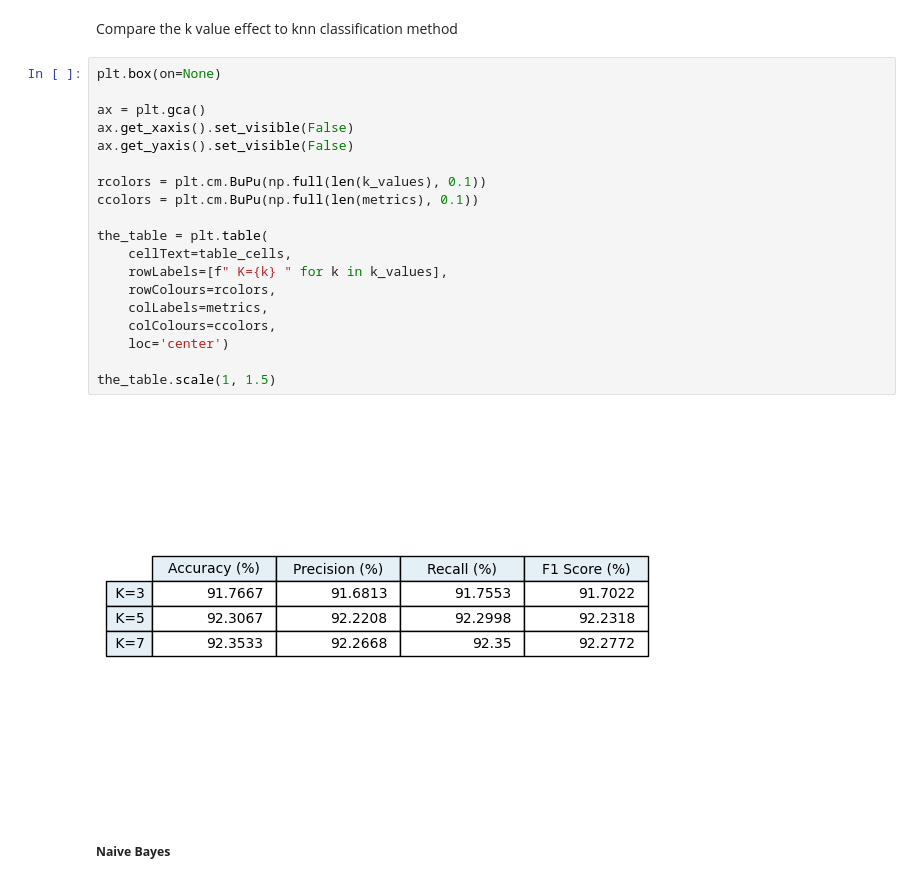
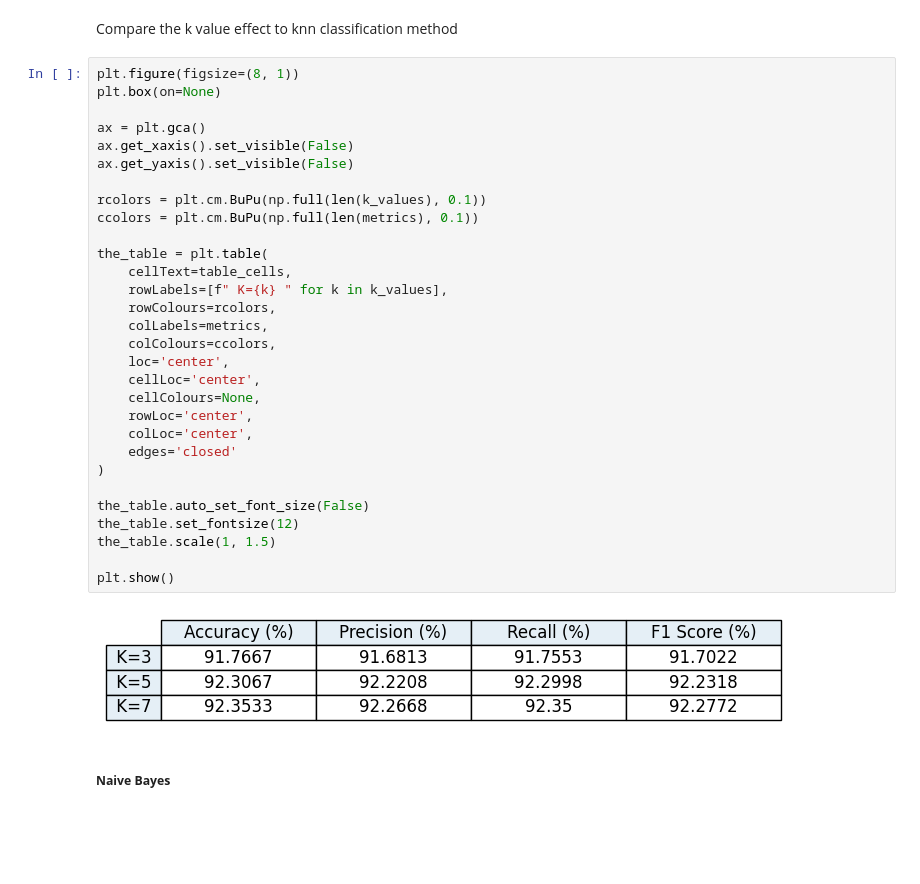
Before and after one commit to Yusufpek/BBM409, a Jupyter notebook: assignment1.ipynb, the cells around one changed output. Drawn from its saved outputs; the diff is of its cells as text; blank space fills up the shorter version.

Commit message:
update: table ui

```diff
--- a/assignment1.ipynb
+++ b/assignment1.ipynb
@@ -89,26 +89,37 @@ for k in k_values:
 # %% [markdown]
 Compare the k value effect to knn classification method
 # %%
+plt.figure(figsize=(8, 1))
 plt.box(on=None)
 
 ax = plt.gca()
 ax.get_xaxis().set_visible(False)
 ax.get_yaxis().set_visible(False)
 
 rcolors = plt.cm.BuPu(np.full(len(k_values), 0.1))
 ccolors = plt.cm.BuPu(np.full(len(metrics), 0.1))
 
 the_table = plt.table(
     cellText=table_cells,
     rowLabels=[f" K={k} " for k in k_values],
     rowColours=rcolors,
     colLabels=metrics,
     colColours=ccolors,
-    loc='center')
+    loc='center',
+    cellLoc='center',
+    cellColours=None,
+    rowLoc='center',
+    colLoc='center',
+    edges='closed'
+)
 
+the_table.auto_set_font_size(False)
+the_table.set_fontsize(12)
 the_table.scale(1, 1.5)
+
+plt.show()
 # %% [output]
-[figure, old version]
+[figure, new version]
 # %% [markdown]
 ##### **Naive Bayes**
 # %% [markdown]
```
